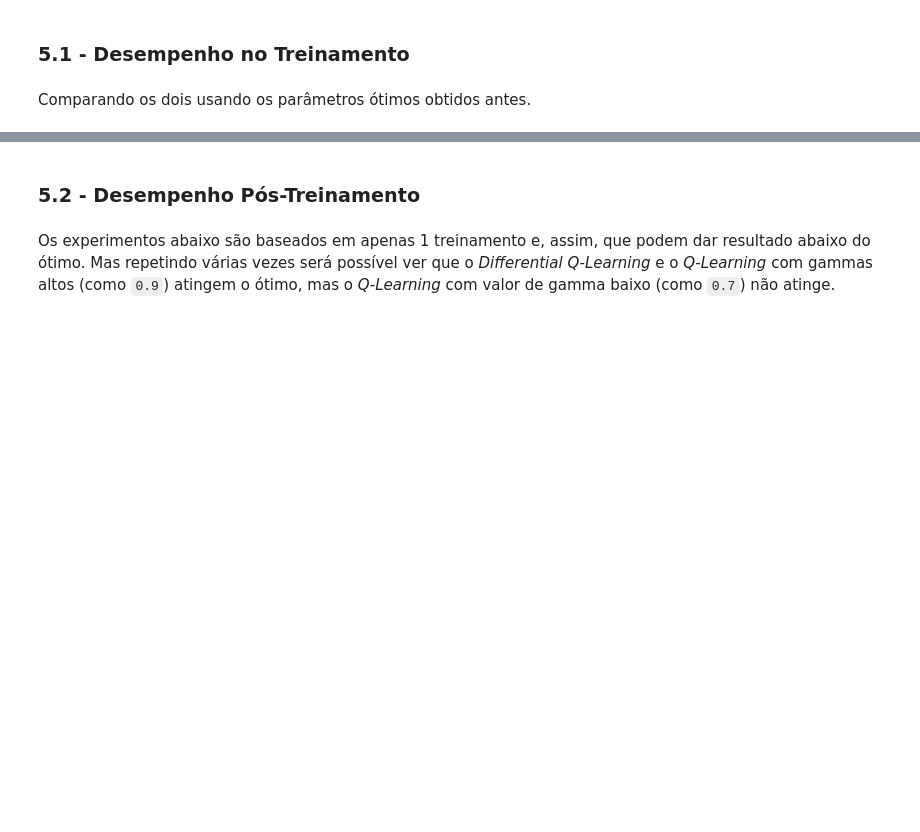
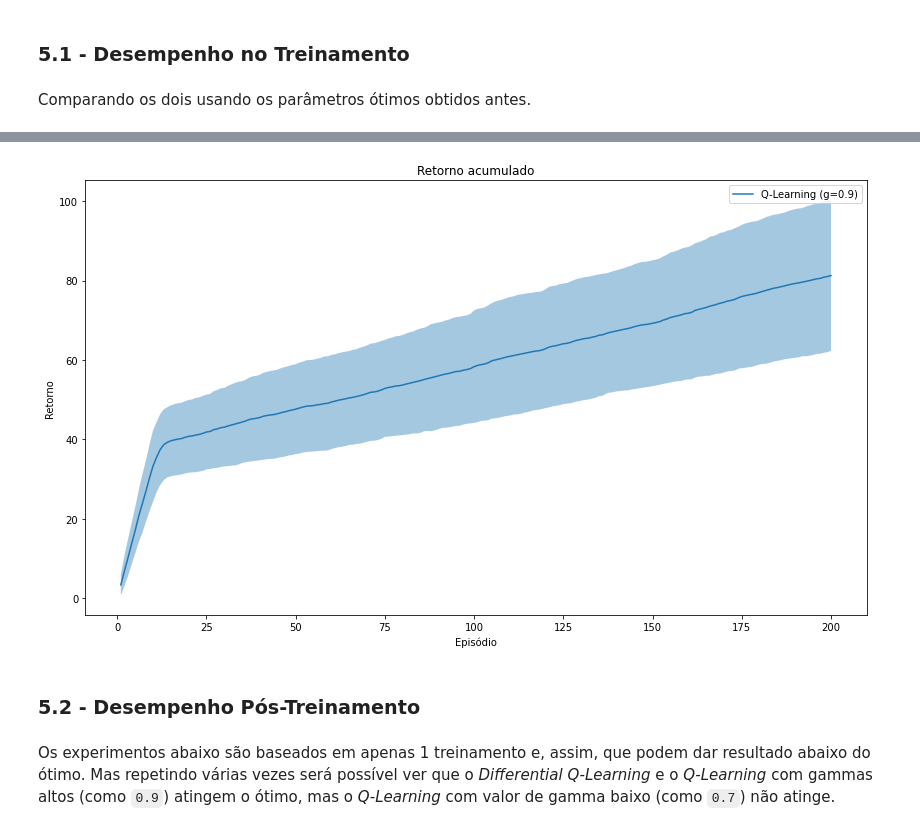
Before and after one commit to pablo-sampaio/rl_facil, a Jupyter notebook: cap06/cap06-main-2.ipynb, the cells around one changed output, grey strips where cells are left out. Cells and saved outputs as stored; diff of their text form; code cells hidden in the pictures; blank space fills up the shorter version.

```diff
--- a/cap06/cap06-main-2.ipynb
+++ b/cap06/cap06-main-2.ipynb
@@ -168,7 +125,7 @@ GAMMA = 0.70   # só vai dar a política ótima para valores a partir de 0.85
 EPSILON = 0.1
 
 rmax = TOTAL_STEPS//2
-env = TwoChoice()
+env = TwoChoiceEnv()
 
 rewards, qtable = run_qlearning_step(env, TOTAL_STEPS, LR, GAMMA, EPSILON)
 print("Acumulado final =", sum(rewards))
@@ -339,7 +305,8 @@ diff_qlearn_params = study.best_params
 # %% [markdown]
 Comparando os dois usando os parâmetros ótimos obtidos antes.
 # %%
-environment = TwoChoice()
+#environment = TwoChoiceEnv()
+environment = FromDiscreteTupleToDiscreteObs( AccessControlEnv() )
 NUM_STEPS = 200
 RUNS = 200
 
@@ -360,5 +331,7 @@ plot_multiple_results(results, cumulative='sum', window=1, plot_stddev=True)
 # %%
-#index = 1
-#plot_multiple_results(results[index:index+1], cumulative='sum', window=1, plot_stddev=True)
+index = 1
+plot_multiple_results(results[index:index+1], cumulative='sum', window=1, plot_stddev=True)
+# %% [output]
+[figure, added]
 # %% [markdown]
 ### 5.2 - Desempenho Pós-Treinamento
```
Also changed, not shown: parts of 16 cells of this notebook, 7 other files.
